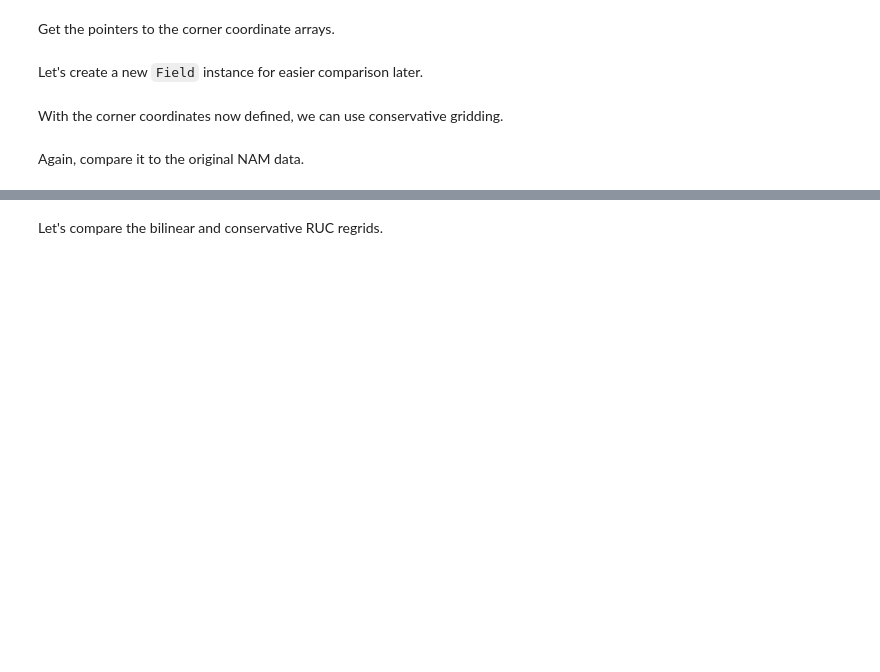
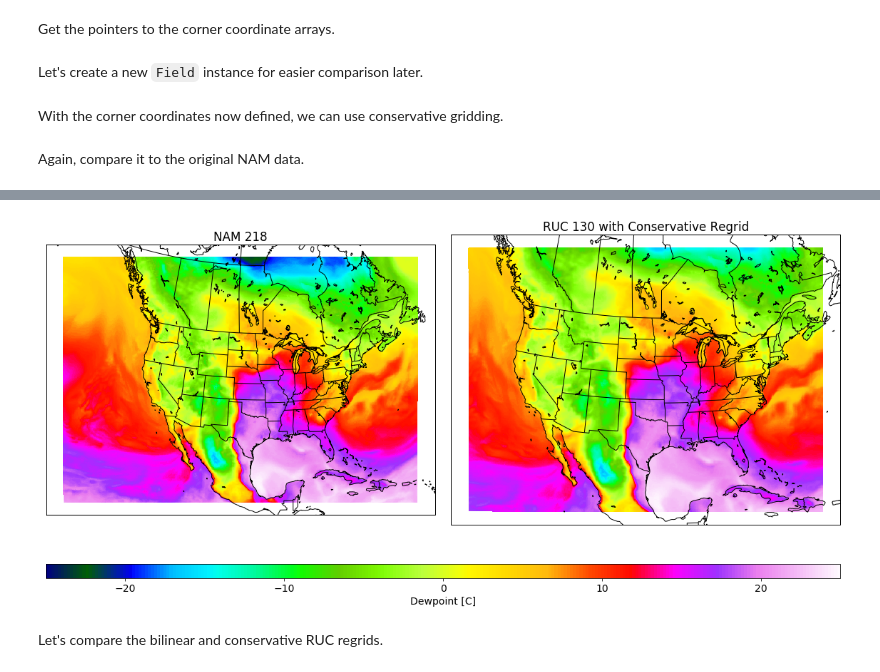
Before and after one commit to nawendt/esmpy-tutorial, a Jupyter notebook: esmpy_tutorial.ipynb, the cells around one changed output, grey strips where cells are left out. Cells and saved outputs as stored; diff of their text form; code cells hidden in the pictures; blank space fills up the shorter version.

```diff
--- a/esmpy_tutorial.ipynb
+++ b/esmpy_tutorial.ipynb
@@ -75,5 +123,5 @@ sourcegrid = ESMF.Grid(np.array(nam_lat.shape), staggerloc = ESMF.StaggerLoc.CEN
 # %%
-destgrid = ESMF.Grid(np.array(ruc_lat.shape), staggerloc = ESMF.StaggerLoc.CENTER, coord_sys = ESMF.CoordSys.SPH_DEG)
+destgrid = ESMF.Grid(np.array(ruc_shape), staggerloc=ESMF.StaggerLoc.CENTER, coord_sys=ESMF.CoordSys.SPH_DEG)
 # %% [markdown]
 Right now, the `Grid` objects have default coordinate arrays set up based on the `coord_sys` and `staggerloc` arguments above. What they do not have are actual values (they are initialized to zero). We can add them easily by grabbing the 'pointers' to those coordinate arrays.
 # %%
@@ -227,0 +298,6 @@ destgrid_conserve.add_coords(staggerloc = ESMF.StaggerLoc.CORNER_VCENTER)
+# %%
+sourcegrid_conserve = ESMF.Grid(np.array(nam_shape), staggerloc=[ESMF.StaggerLoc.CENTER, ESMF.StaggerLoc.CORNER],
+                                coord_sys=ESMF.CoordSys.SPH_DEG)
+
+destgrid_conserve = ESMF.Grid(np.array(ruc_shape), staggerloc=[ESMF.StaggerLoc.CENTER, ESMF.StaggerLoc.CORNER],
+                              coord_sys=ESMF.CoordSys.SPH_DEG)
@@ -242,6 +339,6 @@ rc_lon[...] = ruc_corner_lon
 # %% [markdown]
 Let's create a new `Field` instance for easier comparison later.
 # %%
-sourcefield_conserve = ESMF.Field(sourcegrid, name = 'NAM 2 m DEWPOINT')
+sourcefield_conserve = ESMF.Field(sourcegrid_conserve, name='NAM 2 m DEWPOINT')
 
-destfield_conserve = ESMF.Field(destgrid_conserve, name = 'RUC 2 m DEWPOINT')
+destfield_conserve = ESMF.Field(destgrid_conserve, name='RUC 2 m DEWPOINT')
@@ -250,3 +345,8 @@ sourcefield_conserve.data[...] = nam['dpc']
+# %%
+if FORTRAN_CONTIGUOUS:
+    sourcefield_conserve.data[...] = nam['dpc'].T
+else:
+    sourcefield_conserve.data[...] = nam['dpc']
 # %% [markdown]
 With the corner coordinates now defined, we can use conservative gridding.
 # %%
@@ -281,2 +359,61 @@ rcb.set_label('DWPT [C]')
+# %%
+f3 = plt.figure(2, figsize=(16,9))
+gs = gridspec.GridSpec(2, 2, height_ratios=(30,1))
+ax1 = f3.add_subplot(gs[0], projection=nam_crs)
+
+pcm = ax1.pcolormesh(source_lon, source_lat, sourcefield_conserve.data, cmap = 'gist_ncar',
+               transform=crs.PlateCarree(), vmax = 25, vmin = -25)
+ax1.add_feature(feature.NaturalEarthFeature(category='cultural',
+                                            name='admin_1_states_provinces_lines',
+                                            scale='50m',
+                                            facecolor='none',
+                                            edgecolor='black'))
+ax1.add_feature(feature.NaturalEarthFeature(category='physical',
+                                            name='lakes',
+                                            scale='50m',
+                                            facecolor='none',
+                                            edgecolor='black'))
+ax1.add_feature(feature.NaturalEarthFeature(category='physical',
+                                            name='coastline',
+                                            scale='50m',
+                                            facecolor='none',
+                                            edgecolor='black'))
+ax1.add_feature(feature.NaturalEarthFeature(category='cultural',
+                                            name='admin_0_boundary_lines_land',
+                                            scale='50m',
+                                            facecolor='none',
+                                            edgecolor='black'))
+ax1.set_title('NAM 218')
+
+ax2 = f3.add_subplot(gs[1], projection=nam_crs)
+ax2.pcolormesh(dest_lon, dest_lat, destfield_conserve.data, cmap = 'gist_ncar',
+               transform=crs.PlateCarree(), vmax = 25, vmin = -25)
+ax2.add_feature(feature.NaturalEarthFeature(category='cultural',
+                                            name='admin_1_states_provinces_lines',
+                                            scale='50m',
+                                            facecolor='none',
+                                            edgecolor='black'))
+ax2.add_feature(feature.NaturalEarthFeature(category='physical',
+                                            name='lakes',
+                                            scale='50m',
+                                            facecolor='none',
+                                            edgecolor='black'))
+ax2.add_feature(feature.NaturalEarthFeature(category='physical',
+                                            name='coastline',
+                                            scale='50m',
+                                            facecolor='none',
+                                            edgecolor='black'))
+ax2.add_feature(feature.NaturalEarthFeature(category='cultural',
+                                            name='admin_0_boundary_lines_land',
+                                            scale='50m',
+                                            facecolor='none',
+                                            edgecolor='black'))
+ax2.set_title('RUC 130 with Conservative Regrid')
+
+cbax = f3.add_subplot(gs[2:])
+plt.colorbar(pcm, cax=cbax, orientation='horizontal', label='Dewpoint [C]')
+plt.tight_layout()
+# %% [output]
+[figure, added]
 # %% [markdown]
 Let's compare the bilinear and conservative RUC regrids.
```
Also changed, not shown: parts of 58 cells of this notebook, 1 other file.
